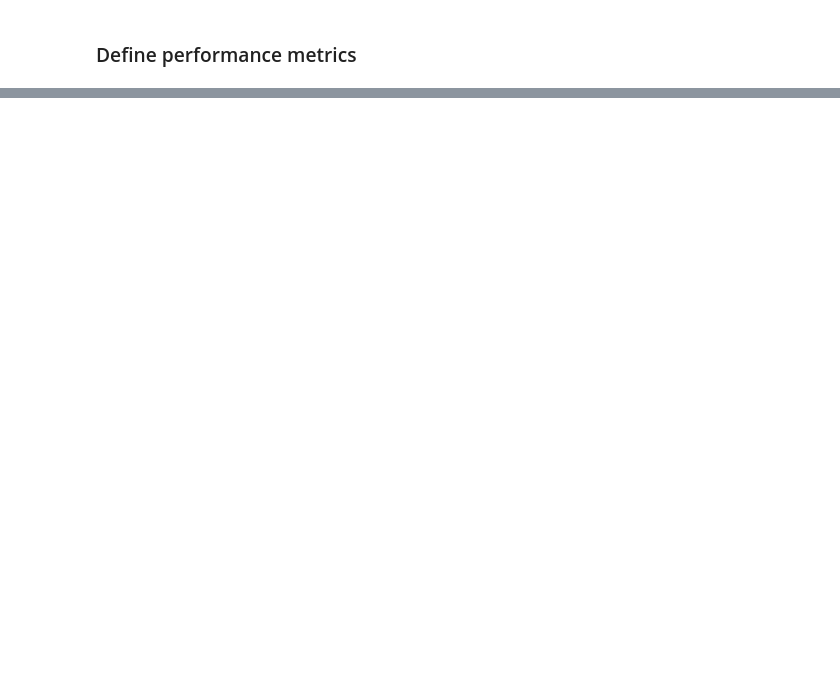
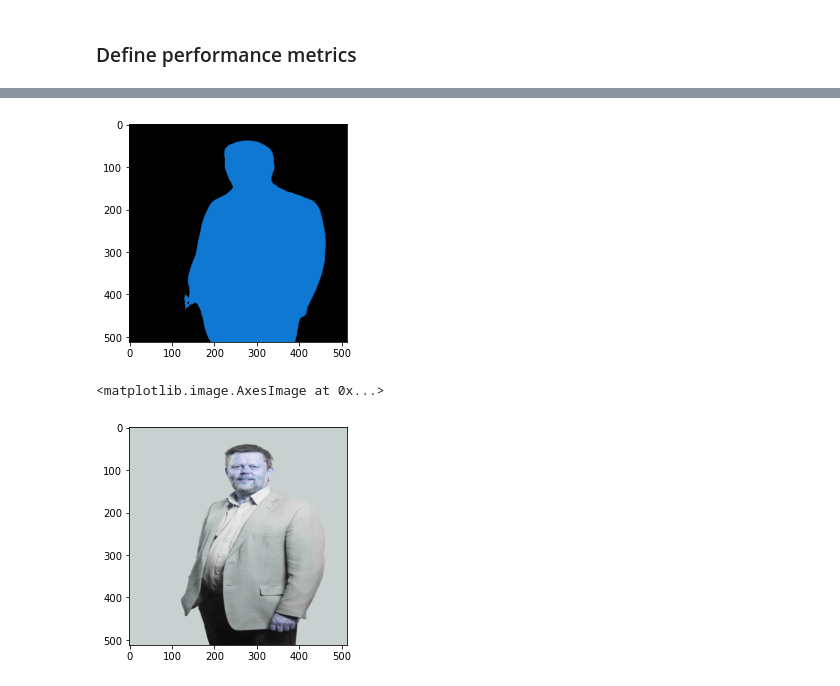
Before and after one commit to narek-g/Capstone_Project, a Jupyter notebook: prototypes/Experiment with Various Models.ipynb, the cells around one changed output, grey strips where cells are left out. Saved outputs shown, nothing was run; the diff lists cells and outputs as text; code cells hidden in the pictures; blank space fills up the shorter version.

```diff
--- a/prototypes/Experiment with Various Models.ipynb
+++ b/prototypes/Experiment with Various Models.ipynb
@@ -16,0 +49,3 @@
+# %%
+df = pd.read_csv('/Users/narekgeghamyan/local_data/capstone_data/imaterialist-fashion-2019-FGVC6/train.csv')
+df.info()
@@ -16,0 +65,5 @@
+# %%
+df_batch = df[:100]
+# %%
+image_batch = ProcessData(df_batch, HEIGHT, WIDTH)
+(trn_image, seg_image, img_name_list) = image_batch.get_image_batch()
@@ -22,0 +205,6 @@
+# %%
+# import torch
+model = torch.hub.load('pytorch/vision:v0.10.0', 'fcn_resnet50', pretrained=True)
+# or
+# model = torch.hub.load('pytorch/vision:v0.10.0', 'fcn_resnet101', pretrained=True)
+model.eval()
@@ -22,0 +234,29 @@
+# %%
+original_image = trn_image[0]
+img = original_image.transpose((2,0,1))
+img_tensor = torch.from_numpy(img)
+input_batch = img_tensor.unsqueeze(0)
+
+with torch.no_grad():
+    output = model(input_batch)['out'][0]
+output_predictions = output.argmax(0)
+
+# create a color pallette, selecting a color for each class
+palette = torch.tensor([2 ** 25 - 1, 2 ** 15 - 1, 2 ** 21 - 1])
+colors = torch.as_tensor([i for i in range(21)])[:, None] * palette
+colors = (colors % 255).numpy().astype("uint8")
+
+# plot the semantic segmentation predictions of 21 classes in each color
+# r = Image.fromarray(output_predictions.byte().cpu().numpy()).resize(trn_image[0].size)
+r = Image.fromarray(output_predictions.byte().cpu().numpy())
+
+r.putpalette(colors)
+
+import matplotlib.pyplot as plt
+plt.imshow(r)
+plt.show()
+plt.imshow(original_image)
+# %% [output]
+[figure, added]
+<matplotlib.image.AxesImage at 0x...>
+[figure, added]
```
Also changed, not shown: parts of 22 cells of this notebook, 4 other files.
